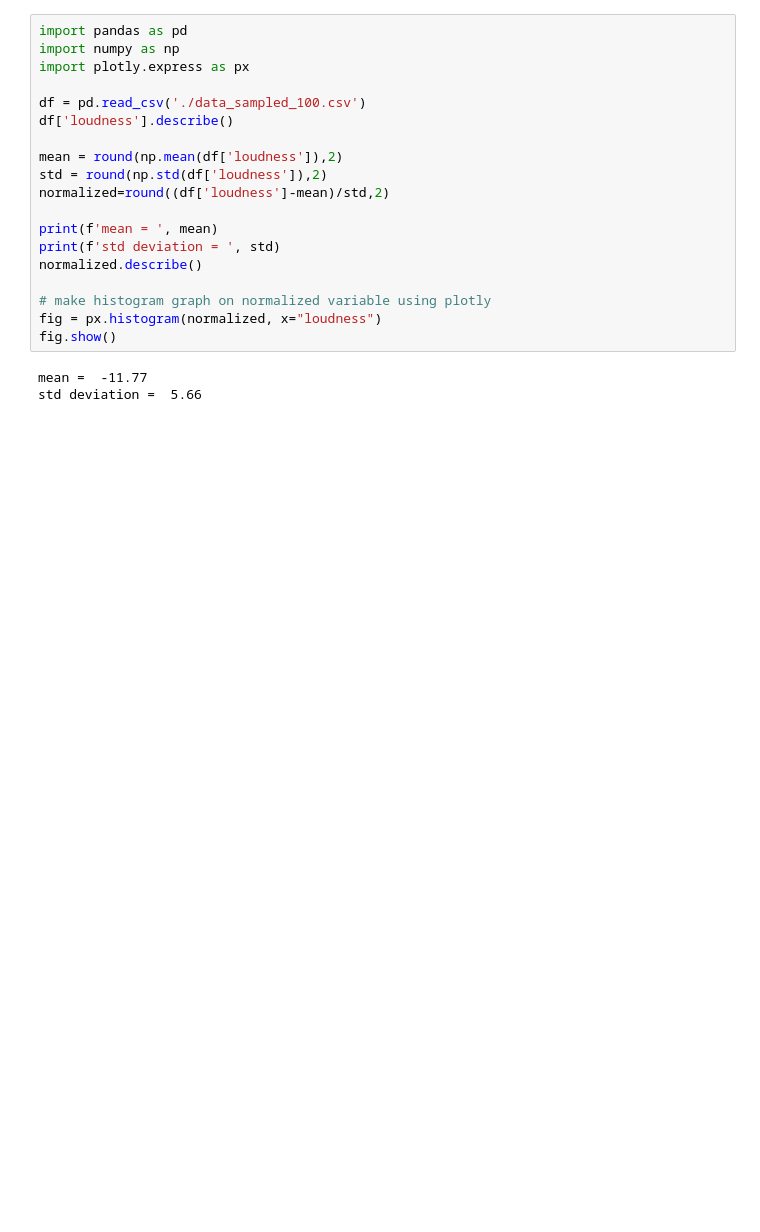
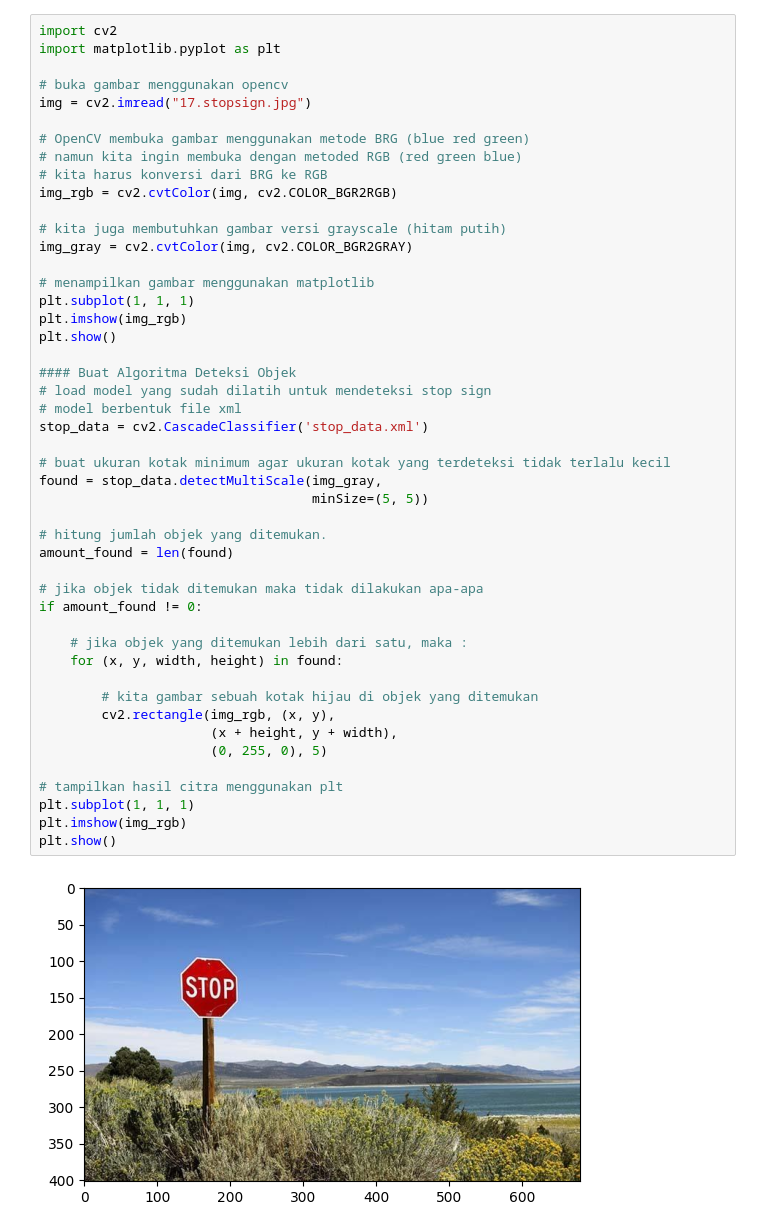
Before and after one commit to rif42/AssociateDataScientist, a Jupyter notebook: test.ipynb, the cells around one changed output. Cells and saved outputs as stored; diff of their text form; blank space fills up the shorter version.

```diff
--- a/test.ipynb
+++ b/test.ipynb
@@ -1,22 +1,49 @@
-# %%
-import pandas as pd
-import numpy as np
-import plotly.express as px
-
-df = pd.read_csv('./data_sampled_100.csv')
-df['loudness'].describe()
-
-mean = round(np.mean(df['loudness']),2)
-std = round(np.std(df['loudness']),2)
-normalized=round((df['loudness']-mean)/std,2)
-
-print(f'mean = ', mean)
-print(f'std deviation = ', std)
-normalized.describe()
-
-# make histogram graph on normalized variable using plotly
-fig = px.histogram(normalized, x="loudness")
-fig.show()
-# %% [output]
-mean =  -11.77
-std deviation =  5.66
+# %%
+import cv2
+import matplotlib.pyplot as plt
+
+# buka gambar menggunakan opencv
+img = cv2.imread("17.stopsign.jpg")
+
+# OpenCV membuka gambar menggunakan metode BRG (blue red green)
+# namun kita ingin membuka dengan metoded RGB (red green blue)
+# kita harus konversi dari BRG ke RGB
+img_rgb = cv2.cvtColor(img, cv2.COLOR_BGR2RGB)
+
+# kita juga membutuhkan gambar versi grayscale (hitam putih)
+img_gray = cv2.cvtColor(img, cv2.COLOR_BGR2GRAY)
+
+# menampilkan gambar menggunakan matplotlib
+plt.subplot(1, 1, 1)
+plt.imshow(img_rgb)
+plt.show()
+
+#### Buat Algoritma Deteksi Objek
+# load model yang sudah dilatih untuk mendeteksi stop sign
+# model berbentuk file xml
+stop_data = cv2.CascadeClassifier('stop_data.xml')
+
+# buat ukuran kotak minimum agar ukuran kotak yang terdeteksi tidak terlalu kecil
+found = stop_data.detectMultiScale(img_gray,
+                                   minSize=(5, 5))
+
+# hitung jumlah objek yang ditemukan.
+amount_found = len(found)
+
+# jika objek tidak ditemukan maka tidak dilakukan apa-apa
+if amount_found != 0:
+
+    # jika objek yang ditemukan lebih dari satu, maka :
+    for (x, y, width, height) in found:
+
+        # kita gambar sebuah kotak hijau di objek yang ditemukan
+        cv2.rectangle(img_rgb, (x, y),
+                      (x + height, y + width),
+                      (0, 255, 0), 5)
+
+# tampilkan hasil citra menggunakan plt
+plt.subplot(1, 1, 1)
+plt.imshow(img_rgb)
+plt.show()
+# %% [output]
+[figure, added]
```
Also changed, not shown: parts of 1 cell of this notebook, 35 other files.
